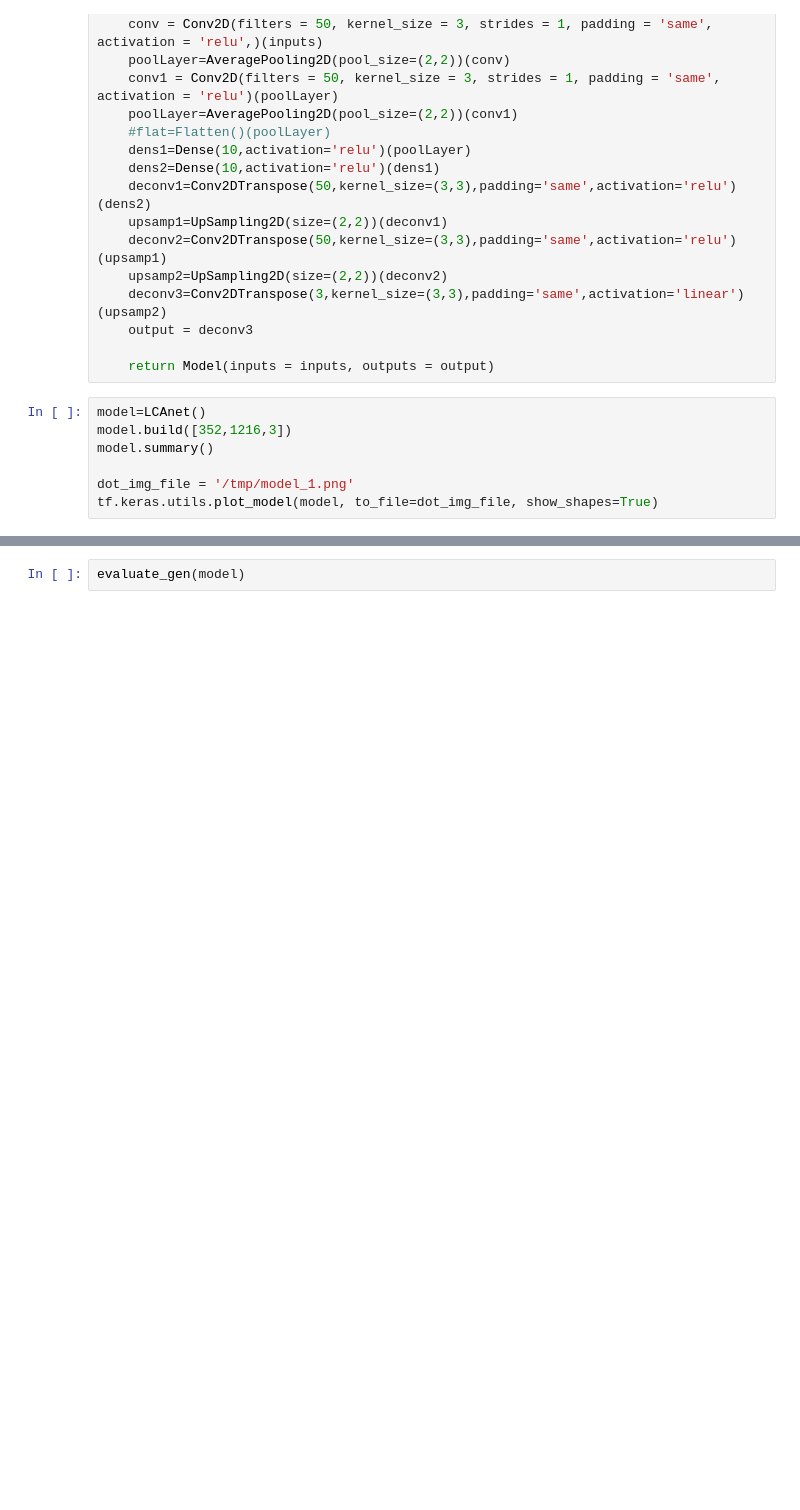
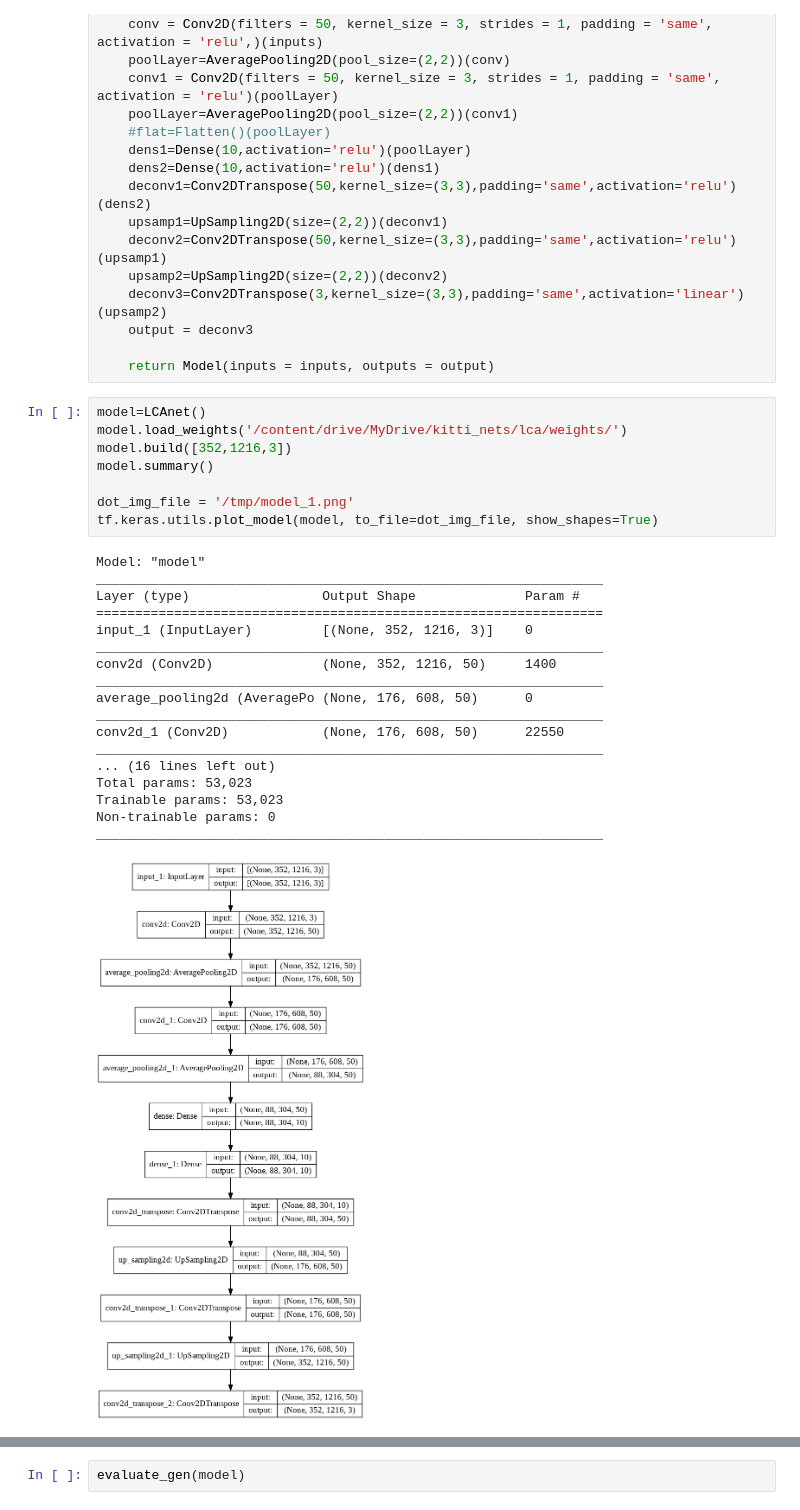
Before and after one commit to abubakrsiddq/ImageDehazing, a Jupyter notebook: models/LCA-net/lca_kitti.ipynb, the cells around one changed output, grey strips where cells are left out. Drawn from its saved outputs; the diff is of its cells as text; blank space fills up the shorter version.

```diff
--- a/models/LCA-net/lca_kitti.ipynb
+++ b/models/LCA-net/lca_kitti.ipynb
@@ -146,11 +148,31 @@ def LCAnet():
     return Model(inputs = inputs, outputs = output)
 # %%
 model=LCAnet()
+model.load_weights('/content/drive/MyDrive/kitti_nets/lca/weights/')
 model.build([352,1216,3])
 model.summary()
 
 dot_img_file = '/tmp/model_1.png'
 tf.keras.utils.plot_model(model, to_file=dot_img_file, show_shapes=True)
+# %% [output]
+Model: "model"
+_________________________________________________________________
+Layer (type)                 Output Shape              Param #
+=================================================================
+input_1 (InputLayer)         [(None, 352, 1216, 3)]    0
+_________________________________________________________________
+conv2d (Conv2D)              (None, 352, 1216, 50)     1400
+_________________________________________________________________
+average_pooling2d (AveragePo (None, 176, 608, 50)      0
+_________________________________________________________________
+conv2d_1 (Conv2D)            (None, 176, 608, 50)      22550
+_________________________________________________________________
+... (16 lines left out)
+Total params: 53,023
+Trainable params: 53,023
+Non-trainable params: 0
+_________________________________________________________________
+[figure, added]
 # %%
 # Hyperparameters
 epochs = 10
```
Also changed, not shown: parts of 6 cells of this notebook.
